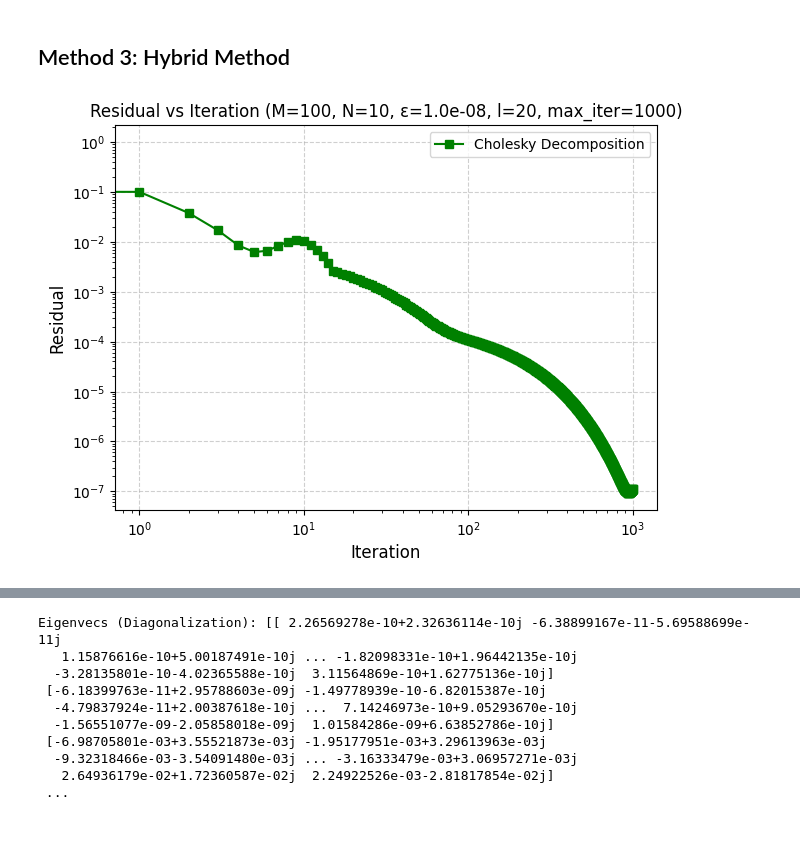
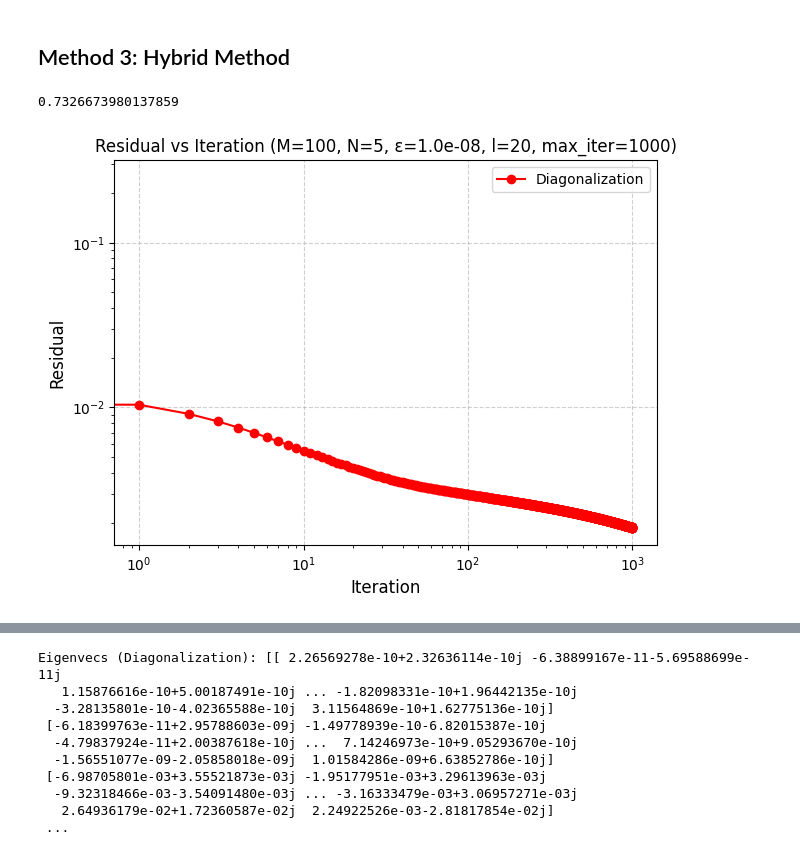
Before and after one commit to Nihar-Shah2001/Quantum_Computing_Notes, a Jupyter notebook: Notes/codes/project.ipynb, the cells around one changed output, grey strips where cells are left out. Saved outputs shown, nothing was run; the diff lists cells and outputs as text; code cells hidden in the pictures.

```diff
--- a/Notes/codes/project.ipynb
+++ b/Notes/codes/project.ipynb
@@ -356,9 +356,10 @@ def generalized_eigenproblem(H, S):
 
     return eigenvals, eigenvecs
 
-def ChFSI_diagalgo(Psi, H, T_kH):
+def ChFSI_diagalgo(H, Psi, k, a, b, a_L, T_kH):
 
         # Chebyshev Filtering
+        # Psi_F = Chebyshev_filter_scaled(H, Psi, k, a, b, a_L)
         Psi_F = T_kH @ Psi
 
         # Projected Matrix
@@ -394,13 +395,13 @@ def ChFSI_diag(Psi, H, N, epsilon, max_iter):
     a_L = a_0
     k = lookup(b)
     a = (((b - a_0)/M)*N) + a_0
-    p_a_L=Chebyshev_scalar_poly(a_L,k)
-    T_kH=Chebyshev_poly(H,a,b,k)/p_a_L
+    p_a_L = Chebyshev_scalar_poly(a_L,k)
+    T_kH = Chebyshev_poly(H,a,b,k)/p_a_L
 
     # Algorithm
     while itr < max_iter and residual[itr] > epsilon:
 
-        eigenval, Psi = ChFSI_diagalgo(Psi,H,T_kH)
+        eigenval, Psi = ChFSI_diagalgo(H, Psi, k, a, b, a_L, T_kH)
 
         # error
         eigenvals[itr, :] = eigenval
@@ -409,7 +410,7 @@ def ChFSI_diag(Psi, H, N, epsilon, max_iter):
         # residual.append(np.max(np.linalg.norm(H @ Psi - Psi @ np.diag(eigenvals[itr,:]), axis=0, ord=2)))
         residual.append(np.linalg.norm(H @ Psi - Psi @ np.diag(eigenvals[itr,:]),ord=2))
 
-        a = np.min(eigenvals[itr,:])
+        a = np.max(eigenvals[itr,:])
         T_kH=Chebyshev_poly(H,a,b,k)/p_a_L
         itr+=1
 
@@ -469,8 +470,8 @@ def ChFSI_hybd(Psi, H, N, l, epsilon, max_iter):
     return eigenvals[itr-1,:], eigvecs, itr, residual
 # %%
 # Parameters
-M = 100  # Dimension of the matrix
-N = 10  # Number of eigenvalues
+M =  100 # Dimension of the matrix
+N = 5  # Number of eigenvalues
 epsilon = 1e-8  # Tolerance for convergence
 max_iter = 1000 # Maximum number of iterations
 l = 20 # Period of the algorithm for Hybrid Algorithm
@@ -478,26 +479,29 @@ Psi = np.random.randn(M, N) +1j * np.random.randn(M,N)
 # %%
 # Solving the problem
 H = generate_hermitian_matrix(M)
-eigenvals_chol,eigenvecs_chol, itr_chol, residual_chol = ChFSI_chol(Psi, H, N, epsilon, max_iter)
-# eigenvals_diag,eigenvecs_diag, itr_diag, residual_diag = ChFSI_diag(Psi, H, N, epsilon, max_iter)
+# eigenvals_chol,eigenvecs_chol, itr_chol, residual_chol = ChFSI_chol(Psi, H, N, epsilon, max_iter)
+eigenvals_diag,eigenvecs_diag, itr_diag, residual_diag = ChFSI_diag(Psi, H, N, epsilon, max_iter)
 # eigenvals_hybd, eigenvecs_hybd, itr_hybd, residual_hybd = ChFSI_hybd(Psi, H, N, l, epsilon, max_iter)
 eigenvecs, eigenvals = np.linalg.eigh(H)
+print(np.max(eigenvals))
+# %% [output]
+0.7326673980137859
 # %%
 # Plot the error
 plt.figure(figsize=(7, 5))
 plt.title(f"Residual vs Iteration (M={M}, N={N}, ε={epsilon:.1e}, l={l}, max_iter={max_iter})")
 
-# plt.plot(np.arange(len(residual_diag)-1), residual_diag[1:], marker='o',  label="Diagonalization", color="red")
-plt.plot(np.arange(len(residual_chol)-1), residual_chol[1:], marker='s',  label="Cholesky Decomposition",color="green")
+# plt.plot(np.arange(len(residual_chol)-1), residual_chol[1:], marker='s',  label="Cholesky Decomposition",color="green")
+plt.plot(np.arange(len(residual_diag)-1), residual_diag[1:], marker='o',  label="Diagonalization", color="red")
 # plt.plot(np.arange(len(residual_hybd)-1), residual_hybd[1:], marker='^',  label="Hybrid",color="blue")
 
 plt.yscale("log")
 plt.xscale("log")
 plt.grid(True, linestyle="--", alpha=0.6)
 plt.xlabel("Iteration", fontsize=12)
 plt.ylabel("Residual", fontsize=12)
 # Legend adjustments
 plt.legend()
 plt.show()
 # %% [output]
-[figure, old version]
+[figure, new version]
```
Also changed, not shown: parts of 4 cells of this notebook.
